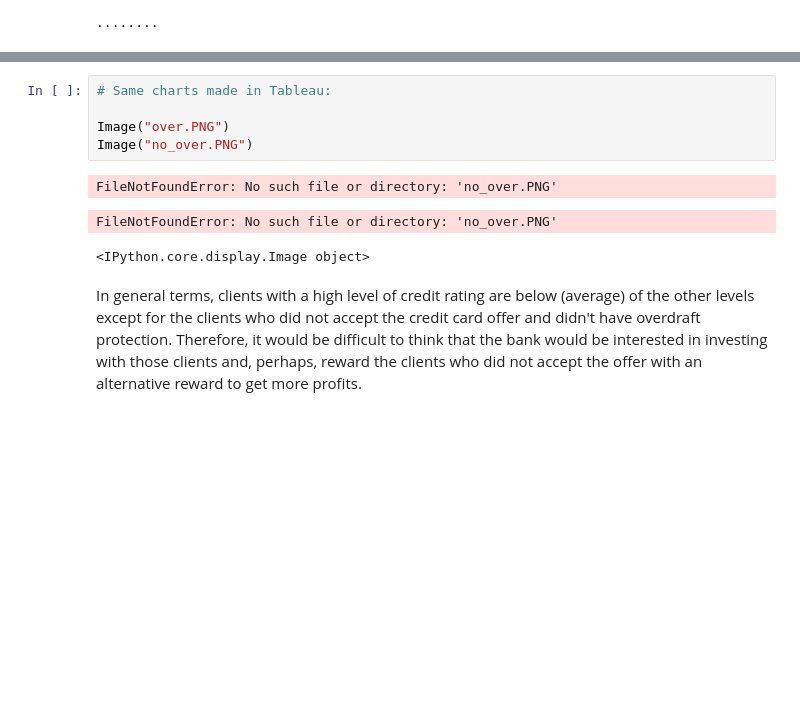
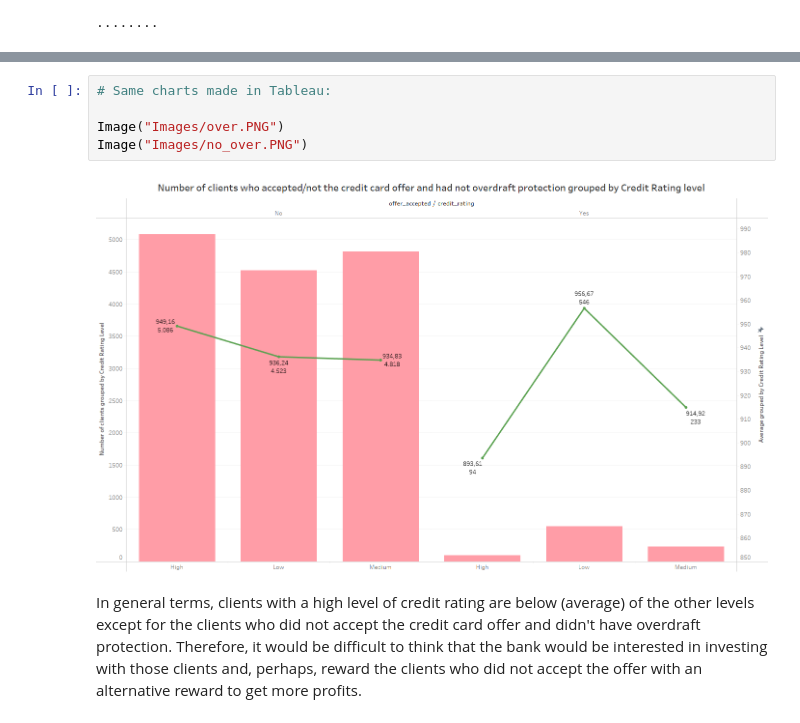
Before and after one commit to AgustinCarcelen/bank-classification-study-case, a Jupyter notebook: Code/Case Studio Bank v7.ipynb, the cells around one changed output, grey strips where cells are left out. Cells and saved outputs as stored; diff of their text form; blank space fills up the shorter version.

```diff
--- a/Code/Case Studio Bank v7.ipynb
+++ b/Code/Case Studio Bank v7.ipynb
@@ -455,13 +455,11 @@ OperationalError: (pymysql.err.OperationalError) (1049, "Unknown database 'credi
 (Background on this error at: http://sqlalche.me/e/13/e3q8)
-# %%
-# Same charts made in Tableau:
-
-Image("over.PNG")
-Image("no_over.PNG")
-# %% [output]
-FileNotFoundError: No such file or directory: 'no_over.PNG'
-FileNotFoundError: No such file or directory: 'no_over.PNG'
-<IPython.core.display.Image object>
+# %%
+# Same charts made in Tableau:
+
+Image("Images/over.PNG")
+Image("Images/no_over.PNG")
+# %% [output]
+[figure, added]
 # %% [markdown]
 In general terms, clients with a high level of credit rating are below (average) of the other levels except for the clients who did not accept the credit card offer and didn't have overdraft protection. Therefore, it would be difficult to think that the bank would be interested in investing with those clients and, perhaps, reward the clients who did not accept the offer with an alternative reward to get more profits.
 # %% [markdown]
```
Also changed, not shown: parts of 2 cells of this notebook.
